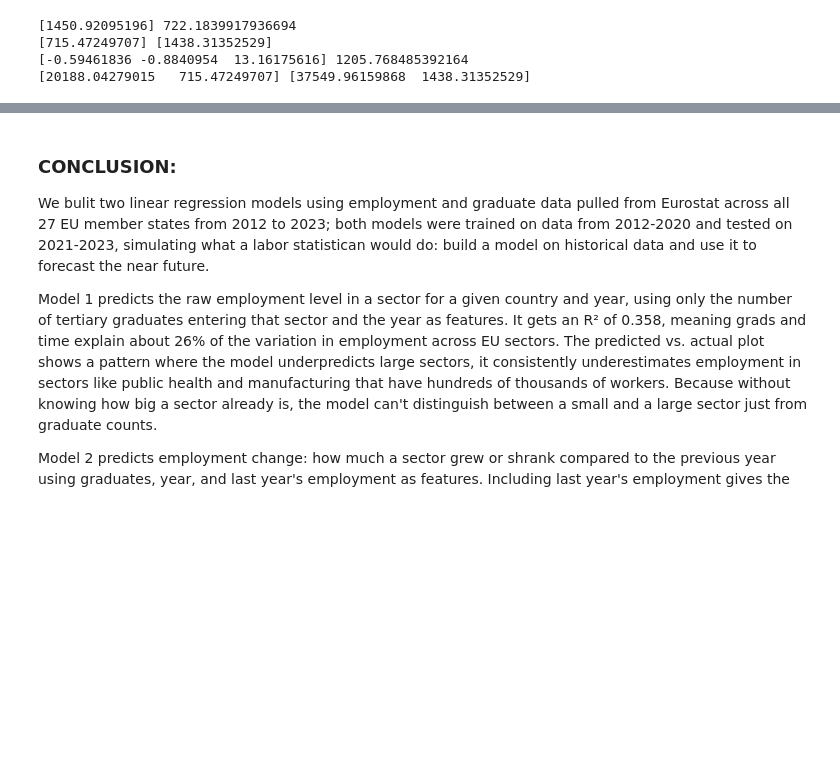
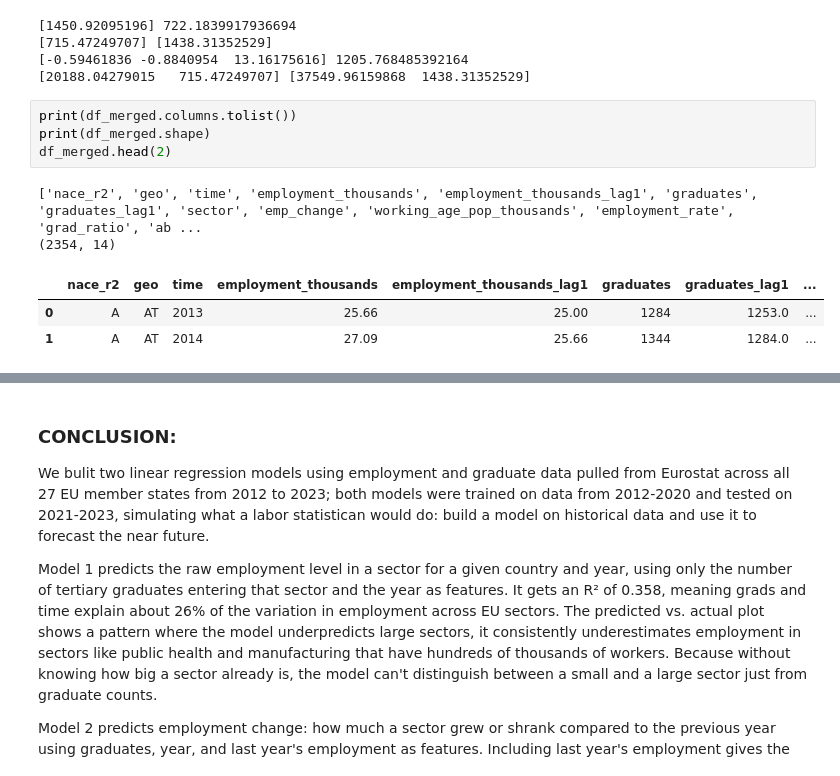
Before and after one commit to CharlesTChapman/26su-TBCA-Project, a Jupyter notebook: phase2/models/eu_labor_market_prediction-10.ipynb, the cells around one changed output, grey strips where cells are left out. Saved outputs shown, nothing was run; the diff lists cells and outputs as text; blank space fills up the shorter version.

```diff
--- a/phase2/models/eu_labor_market_prediction-10.ipynb
+++ b/phase2/models/eu_labor_market_prediction-10.ipynb
@@ -699,3 +699,13 @@ print(scaler_2.mean_, scaler_2.scale_)
 [715.47249707] [1438.31352529]
 [-0.59461836 -0.8840954  13.16175616] 1205.768485392164
 [20188.04279015   715.47249707] [37549.96159868  1438.31352529]
+# %%
+print(df_merged.columns.tolist())
+print(df_merged.shape)
+df_merged.head(2)
+# %% [output]
+['nace_r2', 'geo', 'time', 'employment_thousands', 'employment_thousands_lag1', 'graduates', 'graduates_lag1', 'sector', 'emp_change', 'working_age_pop_thousands', 'employment_rate', 'grad_ratio', 'ab ...
+(2354, 14)
+|  | nace_r2 | geo | time | employment_thousands | employment_thousands_lag1 | graduates | graduates_lag1 | ... |
+| 0 | A | AT | 2013 | 25.66 | 25.00 | 1284 | 1253.0 | ... |
+| 1 | A | AT | 2014 | 27.09 | 25.66 | 1344 | 1284.0 | ... |
```
Also changed, not shown: parts of 1 cell of this notebook, 4 other files.
